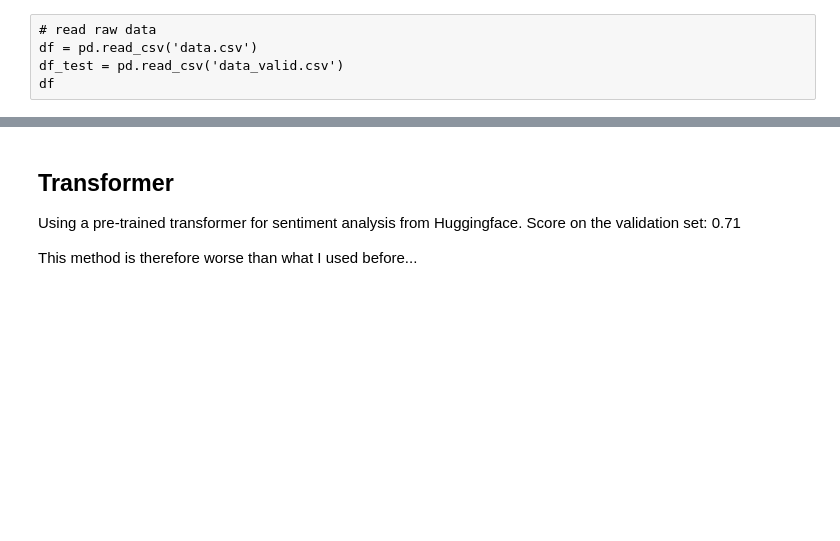
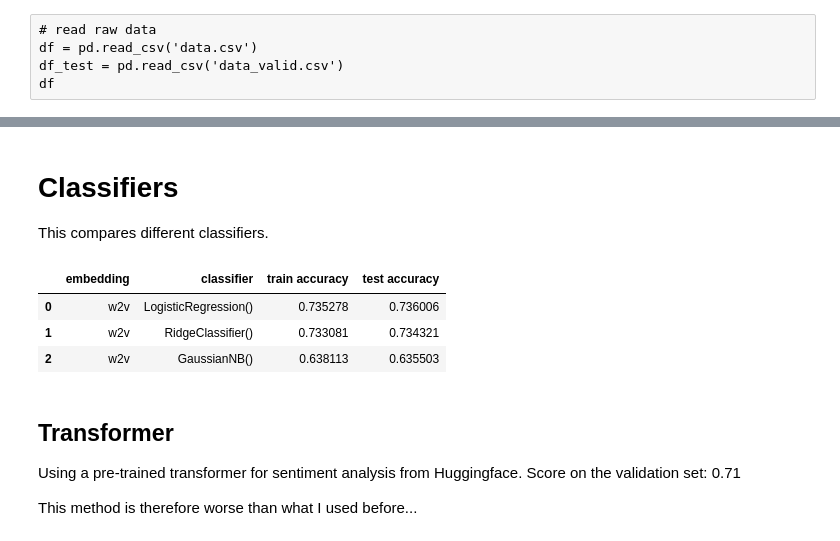
Before and after one commit to HerrMotz/AGDML-Lab, a Jupyter notebook: 0_Final/0_Final.ipynb, the cells around one changed output, grey strips where cells are left out. Drawn from its saved outputs; the diff is of its cells as text; code cells hidden in the pictures; blank space fills up the shorter version.

```diff
--- a/0_Final/0_Final.ipynb
+++ b/0_Final/0_Final.ipynb
@@ -346,3 +267,35 @@ standard deviation:  0.0031705444646507553
+# %% [markdown]
+# Classifiers
+This compares different classifiers.
+# %%
+from sklearn.model_selection import train_test_split
+from sklearn.metrics import accuracy_score
+
+from sklearn.linear_model import LogisticRegression, RidgeClassifier
+from sklearn.naive_bayes import GaussianNB
+
+embeddings = [{"name": "w2v", "data": X_w2v}, ]
+classifiers = [LogisticRegression(), RidgeClassifier(), GaussianNB()]
+
+for e in embeddings:
+    _X_train, _X_test, _y_train, _y_test = train_test_split(e["data"], y, test_size=0.33)
+    train_acc = []
+    test_acc = []
+
+    for c in tqdm(classifiers):
+        c.fit(_X_train, _y_train)
+        _y_hat_train = c.predict(_X_train)
+        _y_hat_test = c.predict(_X_test)
+
+        train_acc.append(accuracy_score(_y_hat_train, _y_train))
+        test_acc.append(accuracy_score(_y_hat_test, _y_test))
+
+pd.DataFrame({'embedding': list(map(lambda e: e["name"], embeddings))*len(classifiers), 'classifier': classifiers, 'train accuracy': train_acc, 'test accuracy': test_acc})
+# %% [output]
+|  | embedding | classifier | train accuracy | test accuracy |
+| 0 | w2v | LogisticRegression() | 0.735278 | 0.736006 |
+| 1 | w2v | RidgeClassifier() | 0.733081 | 0.734321 |
+| 2 | w2v | GaussianNB() | 0.638113 | 0.635503 |
 # %% [markdown]
 ## Transformer
 Using a pre-trained transformer for sentiment analysis from Huggingface.
```
Also changed, not shown: parts of 19 cells of this notebook.
